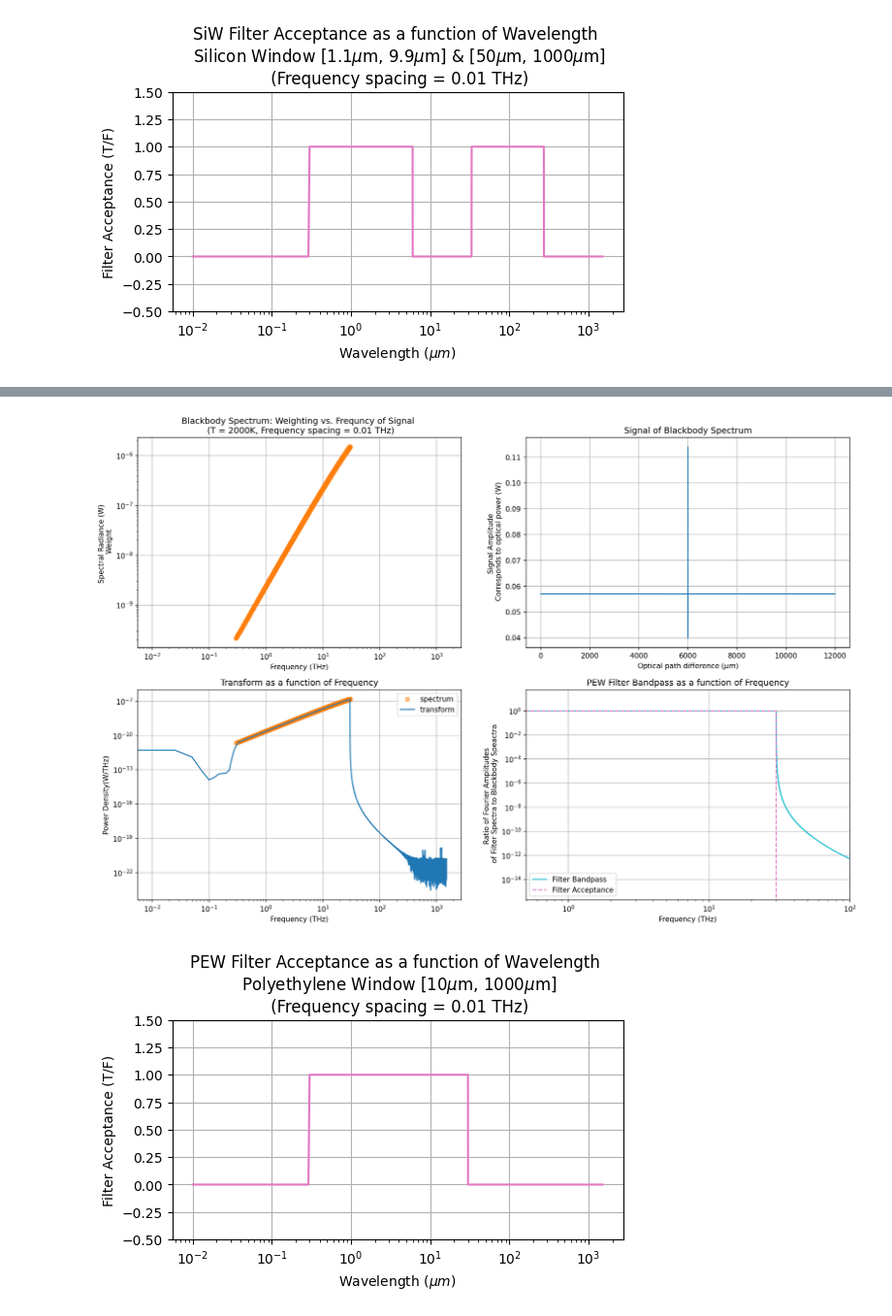
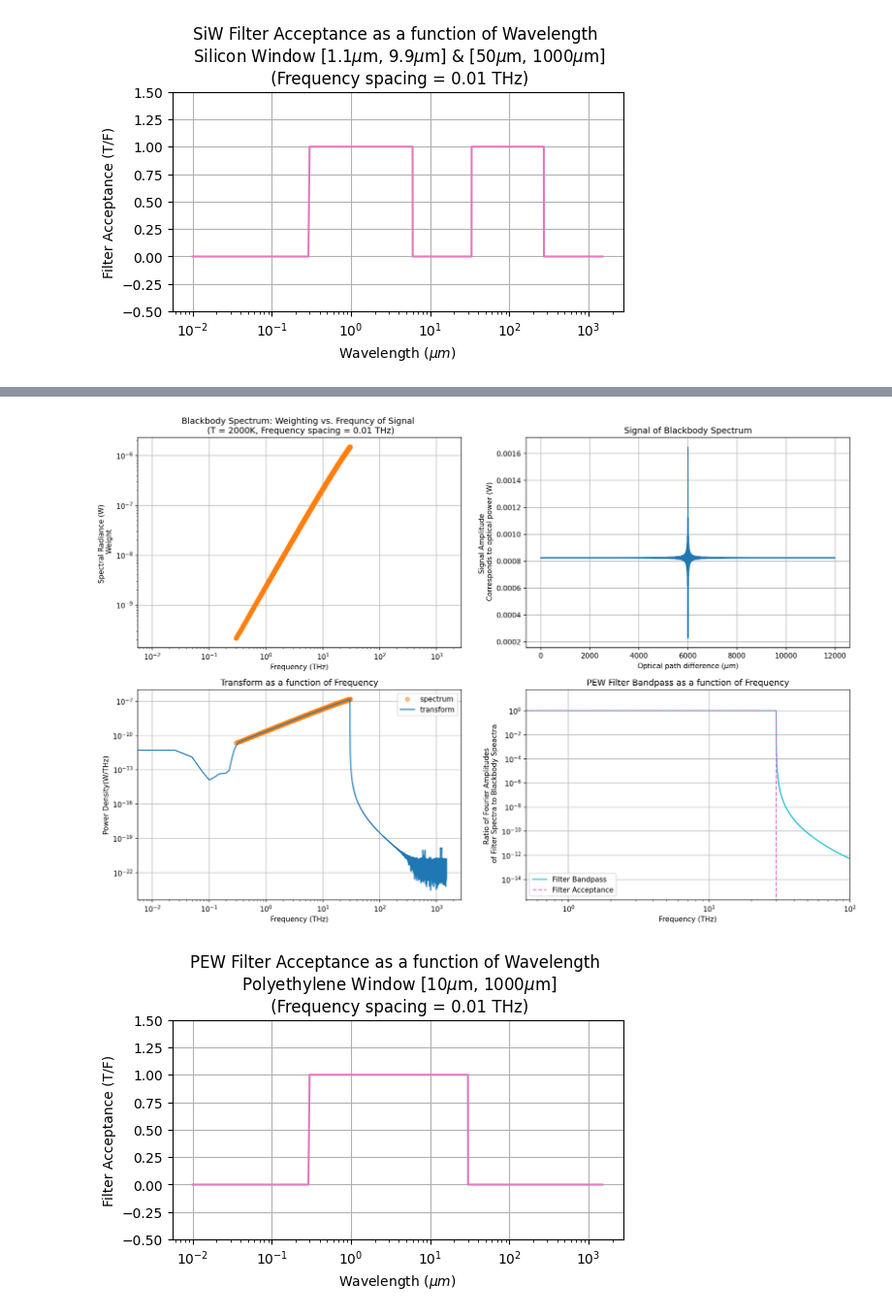
Before and after one commit to nkurinsky/THz-FTS, a Jupyter notebook: python/Notebooks/BBspectrum_FTS_(arbitrary_FrequencyList).ipynb, the cells around one changed output, grey strips where cells are left out. Shown at 97% size. Cells and saved outputs as stored; diff of their text form; code cells hidden in the pictures.

```diff
--- a/python/Notebooks/BBspectrum_FTS_(arbitrary_FrequencyList).ipynb
+++ b/python/Notebooks/BBspectrum_FTS_(arbitrary_FrequencyList).ipynb
@@ -188,7 +201,7 @@ plt.subplot(2, 2, 1)
 plt.plot(frequencies, weights, 'o', color='C1')
 
 plt.subplot(2, 2, 2)
-plt.plot(x,y,  color='C0')
+plt.plot(x,y_filter,  color='C0')
 
 plt.subplot(2, 2, 3)
 frequency, spectrum = psd_frequency(y_filter, 'parzen')
@@ -209,34 +222,34 @@ plt.title(title)
 plt.xlabel("Frequency (THz)")
 plt.ylabel("Spectral Radiance (W) \n Weight")
 
 #plot details for signal plot
 plt.subplot(2, 2, 2)
 plt.grid(True)
 plt.title("Signal of Blackbody Spectrum")
 plt.xlabel("Optical path difference ($\mu m$)")
 plt.ylabel("Signal Amplitude \n Corresponds to optical power (W)")
 
 #plot details for fourier transform plot in terms of frequency rather than wavenumber
 plt.subplot(2, 2, 3)
 plt.title("Transform as a function of Frequency")
 plt.xscale('log')
 plt.legend()
 plt.grid(True)
 plt.xlabel('Frequency (THz)')
 plt.ylabel("Power Density(W/THz)")
 
 #plot details for transfer function (which is power specctrum in frequency for filter/ blackbody~ like dividing out the noise)
 plt.subplot(2, 2, 4)
 plt.title("PEW Filter Bandpass as a function of Frequency")
 plt.xscale('log')
 plt.grid(True)
 plt.legend()
 plt.xlim(5e-1, 100)
 plt.xlabel('Frequency (THz)')
 plt.ylabel("Ratio of Fourier Amplitudes \n of Filter Spectra to Blackbody Speactra")
 plt.show()
 # %% [output]
-[figure, old version]
+[figure, new version]
 # %%
 fig = plt.figure(figsize=(6, 3), dpi=100)
 
```
Also changed, not shown: parts of 5 cells of this notebook.
